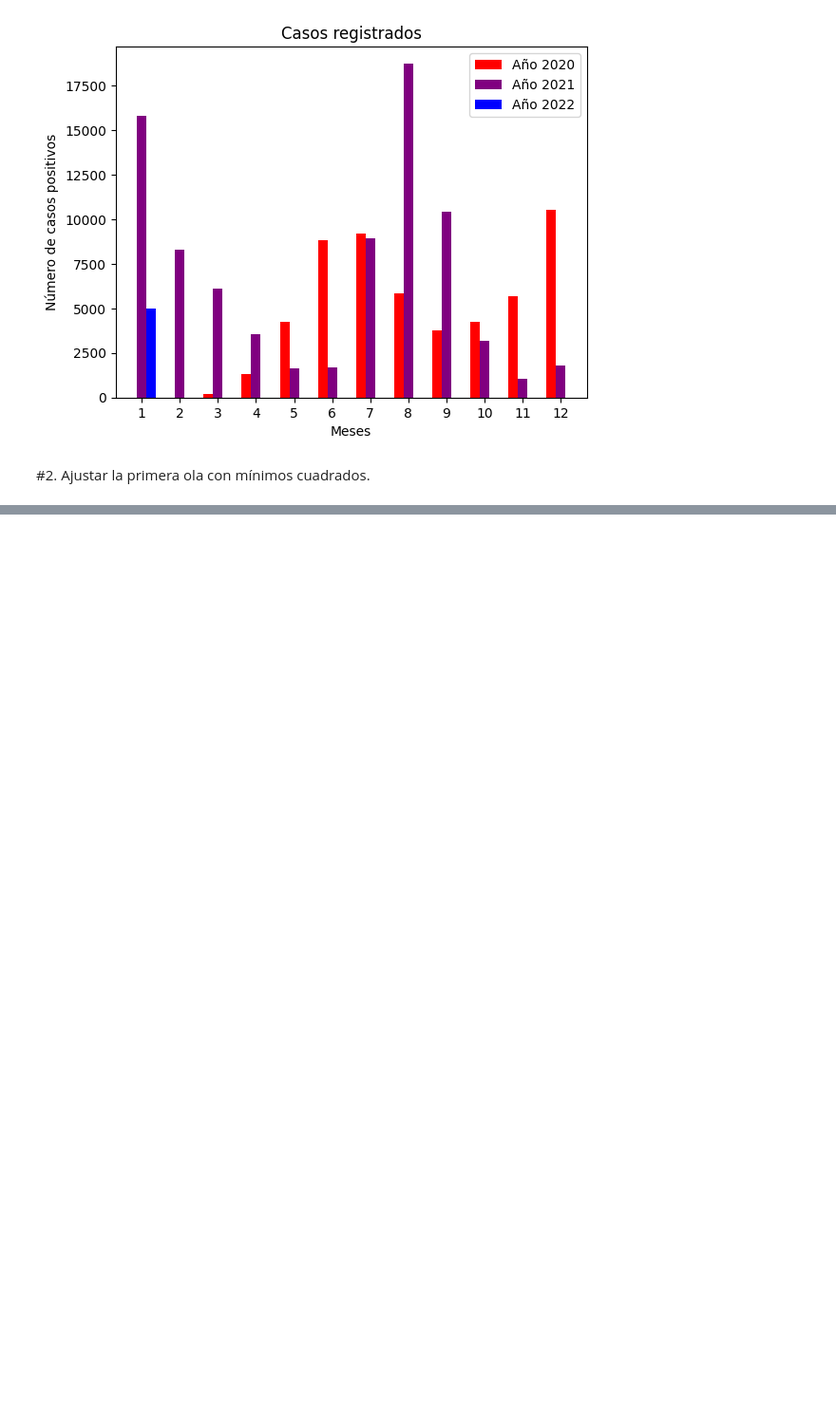
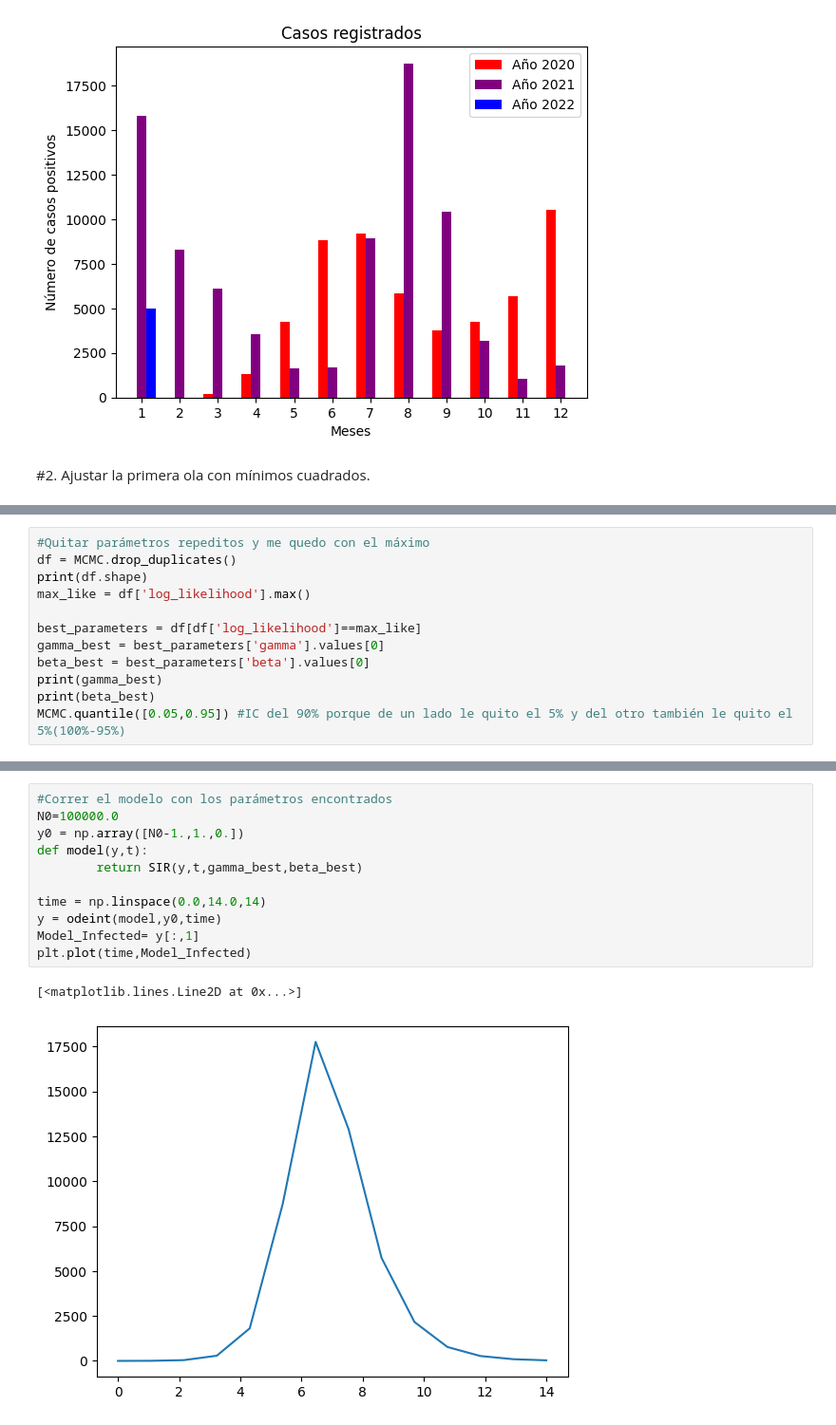
Before and after one commit to KarenLira25/Proyecto1_AnalisisDatos, a Jupyter notebook: Tarea3_Ajuste_parametros.ipynb, the cells around one changed output, grey strips where cells are left out. Shown: that part at 95% size. Saved outputs shown, nothing was run; the diff lists cells and outputs as text; blank space fills up the shorter version.

```diff
--- a/Tarea3_Ajuste_parametros.ipynb
+++ b/Tarea3_Ajuste_parametros.ipynb
@@ -100,0 +250,12 @@ Text(0, 0.5, 'Número de casos positivos')
+# %%
+#Quitar parámetros repeditos y me quedo con el máximo
+df = MCMC.drop_duplicates()
+print(df.shape)
+max_like = df['log_likelihood'].max()
+
+best_parameters = df[df['log_likelihood']==max_like]
+gamma_best = best_parameters['gamma'].values[0]
+beta_best = best_parameters['beta'].values[0]
+print(gamma_best)
+print(beta_best)
+MCMC.quantile([0.05,0.95]) #IC del 90% porque de un lado le quito el 5% y del otro también le quito el 5%(100%-95%)
@@ -100,0 +269,14 @@ Text(0, 0.5, 'Número de casos positivos')
+# %%
+#Correr el modelo con los parámetros encontrados
+N0=100000.0
+y0 = np.array([N0-1.,1.,0.])
+def model(y,t):
+		return SIR(y,t,gamma_best,beta_best)
+
+time = np.linspace(0.0,14.0,14)
+y = odeint(model,y0,time)
+Model_Infected= y[:,1]
+plt.plot(time,Model_Infected)
+# %% [output]
+[<matplotlib.lines.Line2D at 0x...>]
+[figure, added]
```
Also changed, not shown: parts of 12 cells of this notebook.
